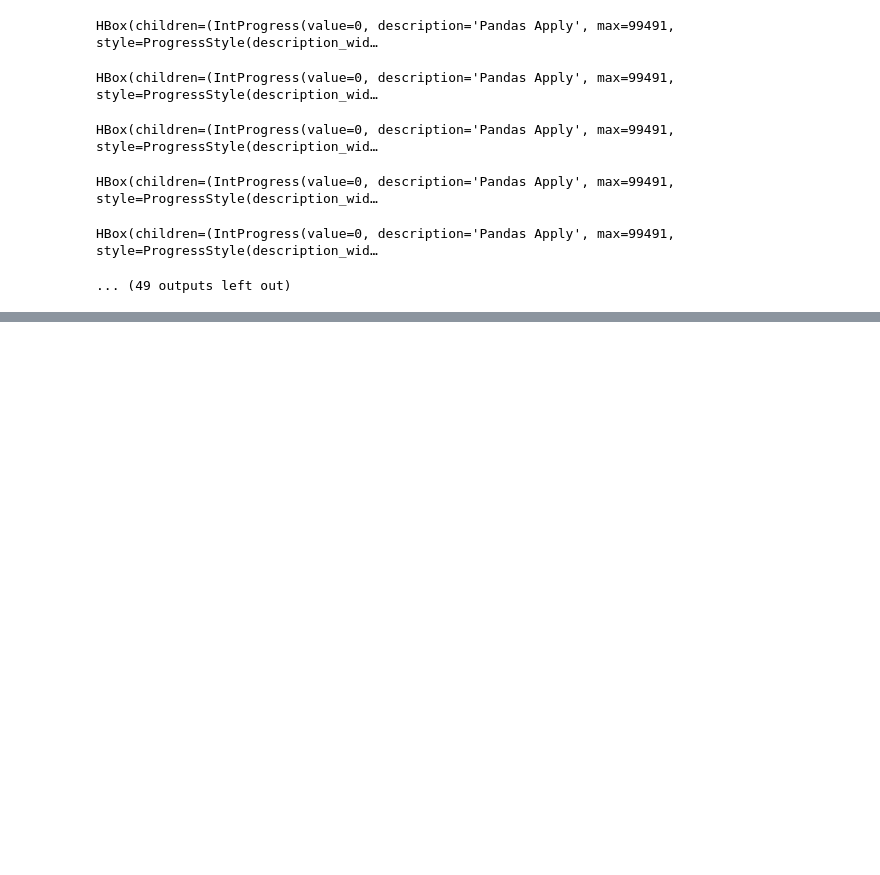
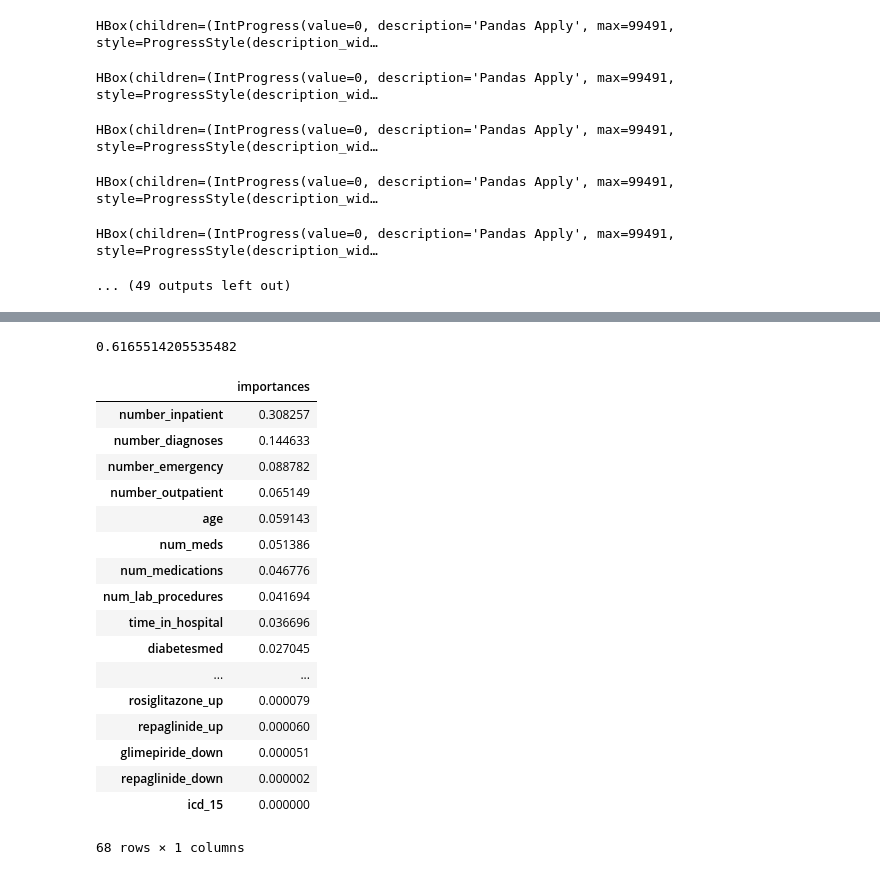
Before and after one commit to khayes847/Hospital_Readmittance_Rates_Diabetes, a Jupyter notebook: mod5.ipynb, the cells around one changed output, grey strips where cells are left out. Drawn from its saved outputs; the diff is of its cells as text; code cells hidden in the pictures; blank space fills up the shorter version.

```diff
--- a/mod5.ipynb
+++ b/mod5.ipynb
@@ -546,0 +435,30 @@ over icd_12
+# %%
+rfc = RandomForestClassifier(n_estimators=300, max_features= 'sqrt', max_depth= 5,  oob_score=True)
+cv = cross_validate(rfc, X, y, return_estimator=True, cv=5)
+est = cv['estimator'][3]
+
+print(est.oob_score_)
+
+index = X.columns.tolist()
+feat_imp = pd.DataFrame(est.feature_importances_, index = index, columns = ['importances'])
+feat_imp.sort_values(by = 'importances', ascending = False)
+# %% [output]
+0.6165514205535482
+|  | importances |
+| number_inpatient | 0.308257 |
+| number_diagnoses | 0.144633 |
+| number_emergency | 0.088782 |
+| number_outpatient | 0.065149 |
+| age | 0.059143 |
+| num_meds | 0.051386 |
+| num_medications | 0.046776 |
+| num_lab_procedures | 0.041694 |
+| time_in_hospital | 0.036696 |
+| diabetesmed | 0.027045 |
+| ... | ... |
+| rosiglitazone_up | 0.000079 |
+| repaglinide_up | 0.000060 |
+| glimepiride_down | 0.000051 |
+| repaglinide_down | 0.000002 |
+| icd_15 | 0.000000 |
+68 rows × 1 columns
```
Also changed, not shown: parts of 49 cells of this notebook, 2 other files.
